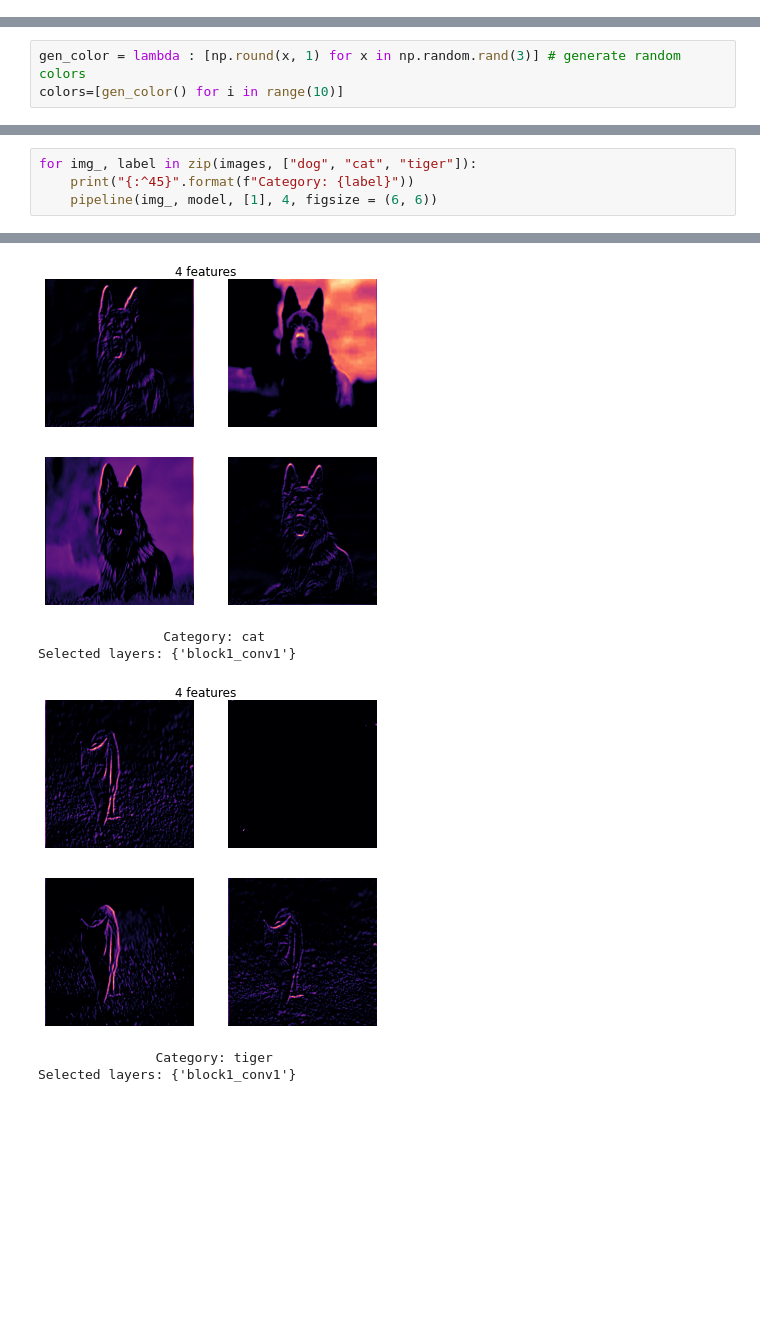
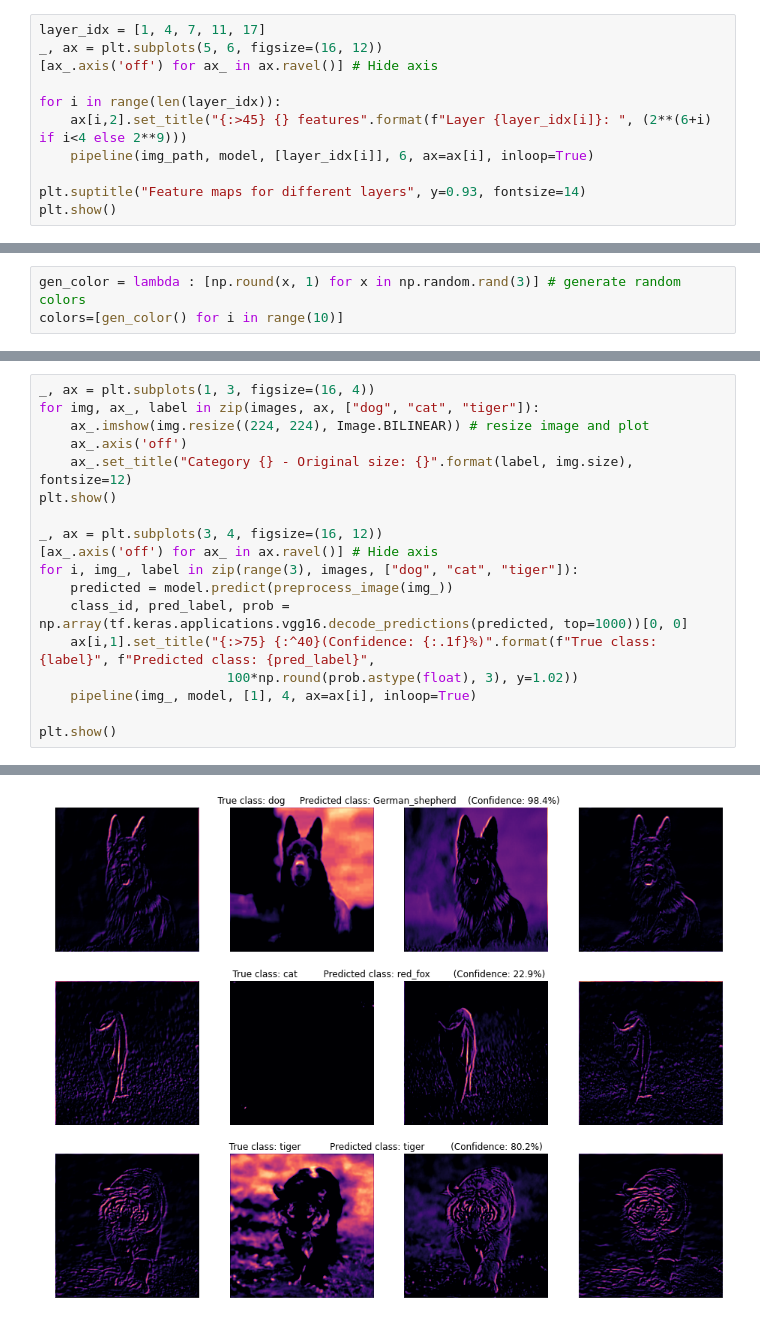
Before and after one commit to achrafkr/Data-Visualization, a Jupyter notebook: Notebooks/Feature_visualization.ipynb, the cells around one changed output, grey strips where cells are left out. Drawn from its saved outputs; the diff is of its cells as text; blank space fills up the shorter version.

Commit message:
Customized plots and new tab added

```diff
--- a/Notebooks/Feature_visualization.ipynb
+++ b/Notebooks/Feature_visualization.ipynb
@@ -105,0 +115,11 @@ Selected layers: {'block1_conv2'}
+# %%
+layer_idx = [1, 4, 7, 11, 17]
+_, ax = plt.subplots(5, 6, figsize=(16, 12))
+[ax_.axis('off') for ax_ in ax.ravel()] # Hide axis
+
+for i in range(len(layer_idx)):
+    ax[i,2].set_title("{:>45} {} features".format(f"Layer {layer_idx[i]}: ", (2**(6+i) if i<4 else 2**9)))
+    pipeline(img_path, model, [layer_idx[i]], 6, ax=ax[i], inloop=True)
+
+plt.suptitle("Feature maps for different layers", y=0.93, fontsize=14)
+plt.show()
@@ -153,5 +171,19 @@ plt.show()
 # %%
-for img_, label in zip(images, ["dog", "cat", "tiger"]):
-    print("{:^45}".format(f"Category: {label}"))
-    pipeline(img_, model, [1], 4, figsize = (6, 6))
+_, ax = plt.subplots(1, 3, figsize=(16, 4))
+for img, ax_, label in zip(images, ax, ["dog", "cat", "tiger"]):
+    ax_.imshow(img.resize((224, 224), Image.BILINEAR)) # resize image and plot
+    ax_.axis('off')
+    ax_.set_title("Category {} - Original size: {}".format(label, img.size), fontsize=12)
+plt.show()
+
+_, ax = plt.subplots(3, 4, figsize=(16, 12))
+[ax_.axis('off') for ax_ in ax.ravel()] # Hide axis
+for i, img_, label in zip(range(3), images, ["dog", "cat", "tiger"]):
+    predicted = model.predict(preprocess_image(img_))
+    class_id, pred_label, prob = np.array(tf.keras.applications.vgg16.decode_predictions(predicted, top=1000))[0, 0]
+    ax[i,1].set_title("{:>75} {:^40}(Confidence: {:.1f}%)".format(f"True class: {label}", f"Predicted class: {pred_label}",
+                        100*np.round(prob.astype(float), 3), y=1.02))
+    pipeline(img_, model, [1], 4, ax=ax[i], inloop=True)
+
+plt.show()
 # %% [output]
@@ -160,6 +194 @@ Selected layers: {'block1_conv1'}
-[figure, old version]
-                Category: cat
-Selected layers: {'block1_conv1'}
-[figure, old version]
+[figure, new version]
-               Category: tiger
-Selected layers: {'block1_conv1'}
```
Also changed, not shown: parts of 12 cells of this notebook.
